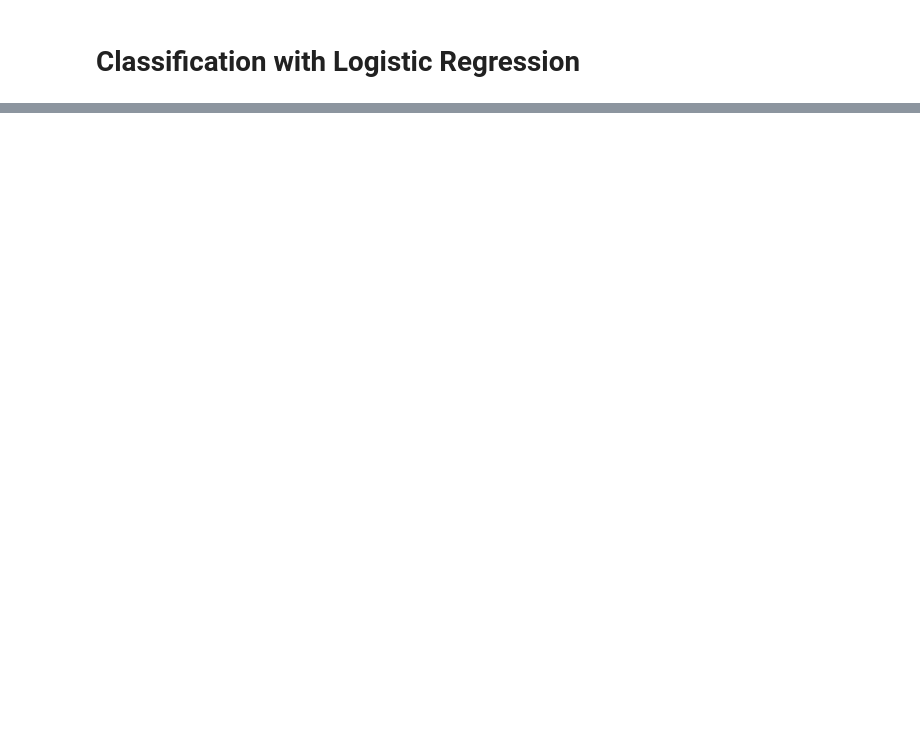
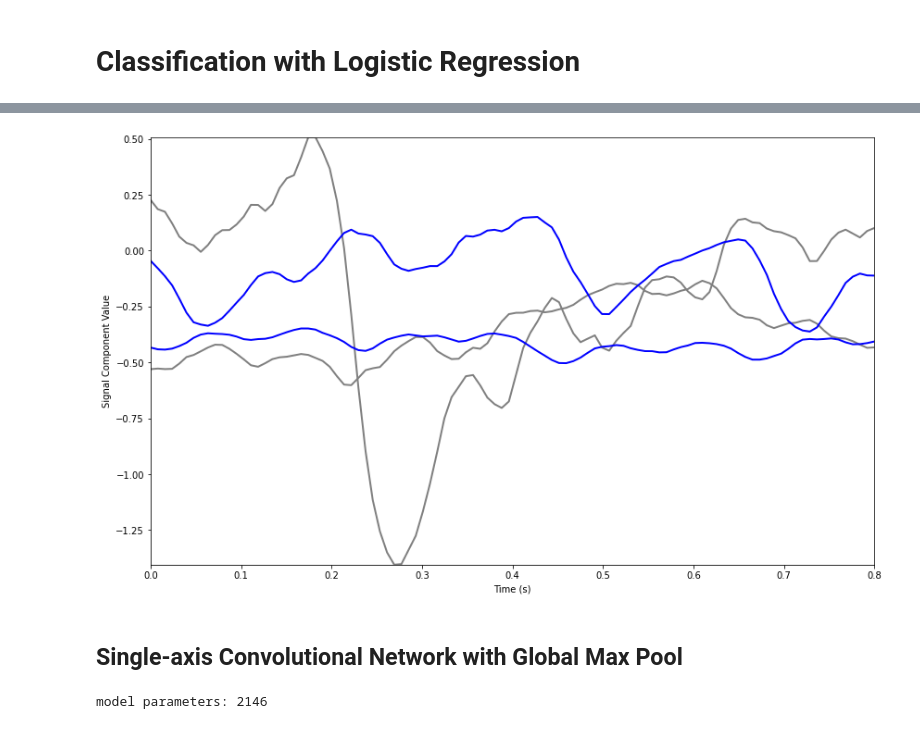
Before and after one commit to idfah/notebooks, a Jupyter notebook: eeg/p300_classification_with_biosemi_data_prep.ipynb, the cells around one changed output, grey strips where cells are left out. Drawn from its saved outputs; the diff is of its cells as text; code cells hidden in the pictures; blank space fills up the shorter version.

```diff
--- a/eeg/p300_classification_with_biosemi_data_prep.ipynb
+++ b/eeg/p300_classification_with_biosemi_data_prep.ipynb
@@ -398,0 +611,16 @@ test AUC: 0.8537600000000001
+# %%
+components = clogreg.components(std_train_data)
+
+target_components = components[train_labels == 0].mean(0)
+nontarget_components = components[train_labels == 1].mean(0)
+time = np.linspace(0.0, 0.8, components.shape[1])
+
+plt.plot(time, nontarget_components, linewidth=2, color='grey', label='Nontarget');
+plt.plot(time, target_components, linewidth=2, color='blue', label='Target');
+plt.xlabel('Time (s)');
+plt.ylabel('Signal Component Value');
+plt.autoscale(tight=True);
+# %% [output]
+[figure, added]
+# %% [markdown]
+## Single-axis Convolutional Network with Global Max Pool
@@ -398,0 +679,8 @@ test AUC: 0.8537600000000001
+# %%
+cnn = ConvNet1D(
+    nchan=std_train_data.shape[-1],
+    conv_layers=((8, 3, 1), (8, 3, 2), (6, 3, 1), (6, 3, 2), (4, 3, 1), (4, 3, 2),),
+    ncls=2)
+print('model parameters:', sum(params.nelement() for params in cnn.parameters()))
+# %% [output]
+model parameters: 2146
```
Also changed, not shown: parts of 32 cells of this notebook.
